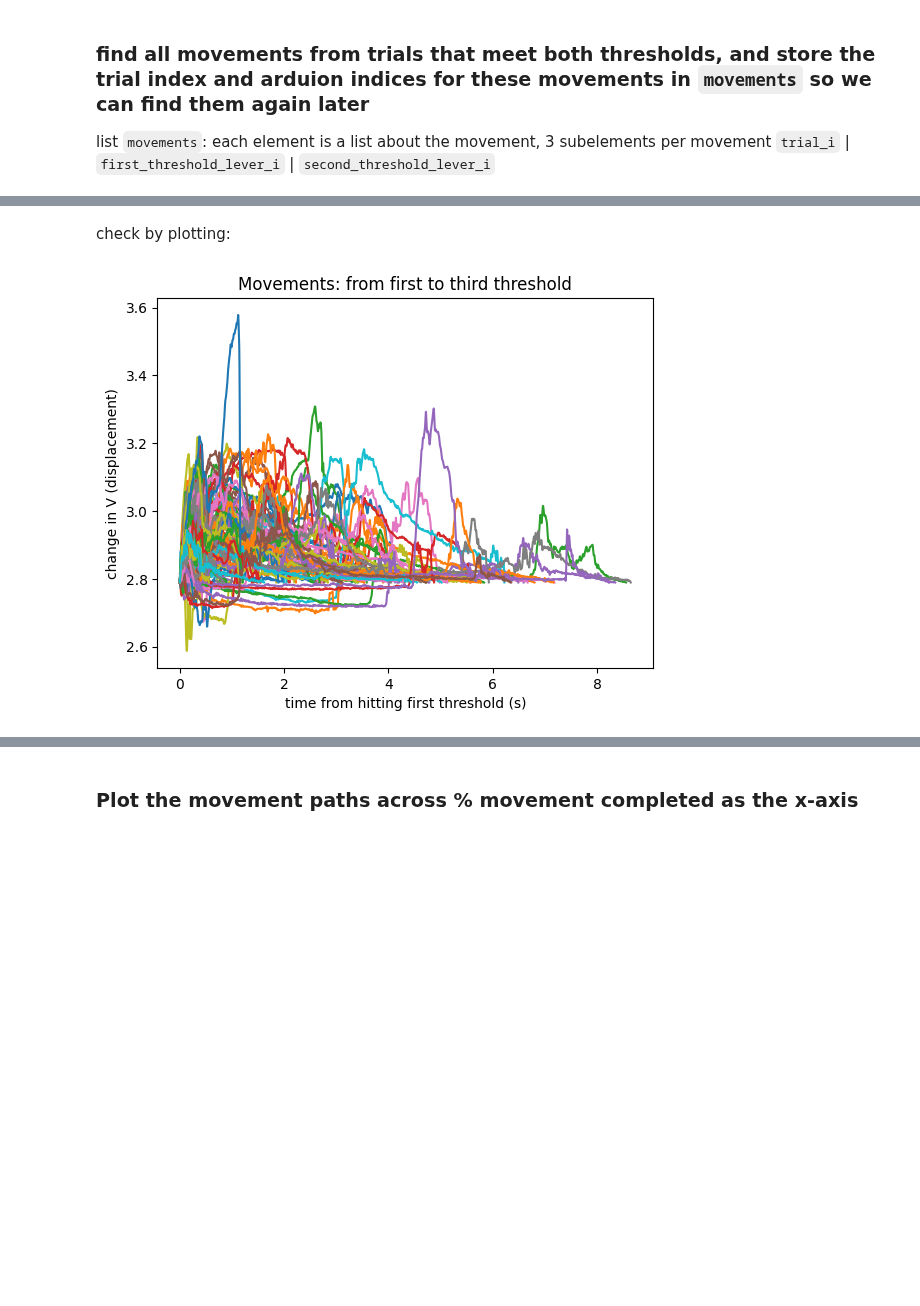
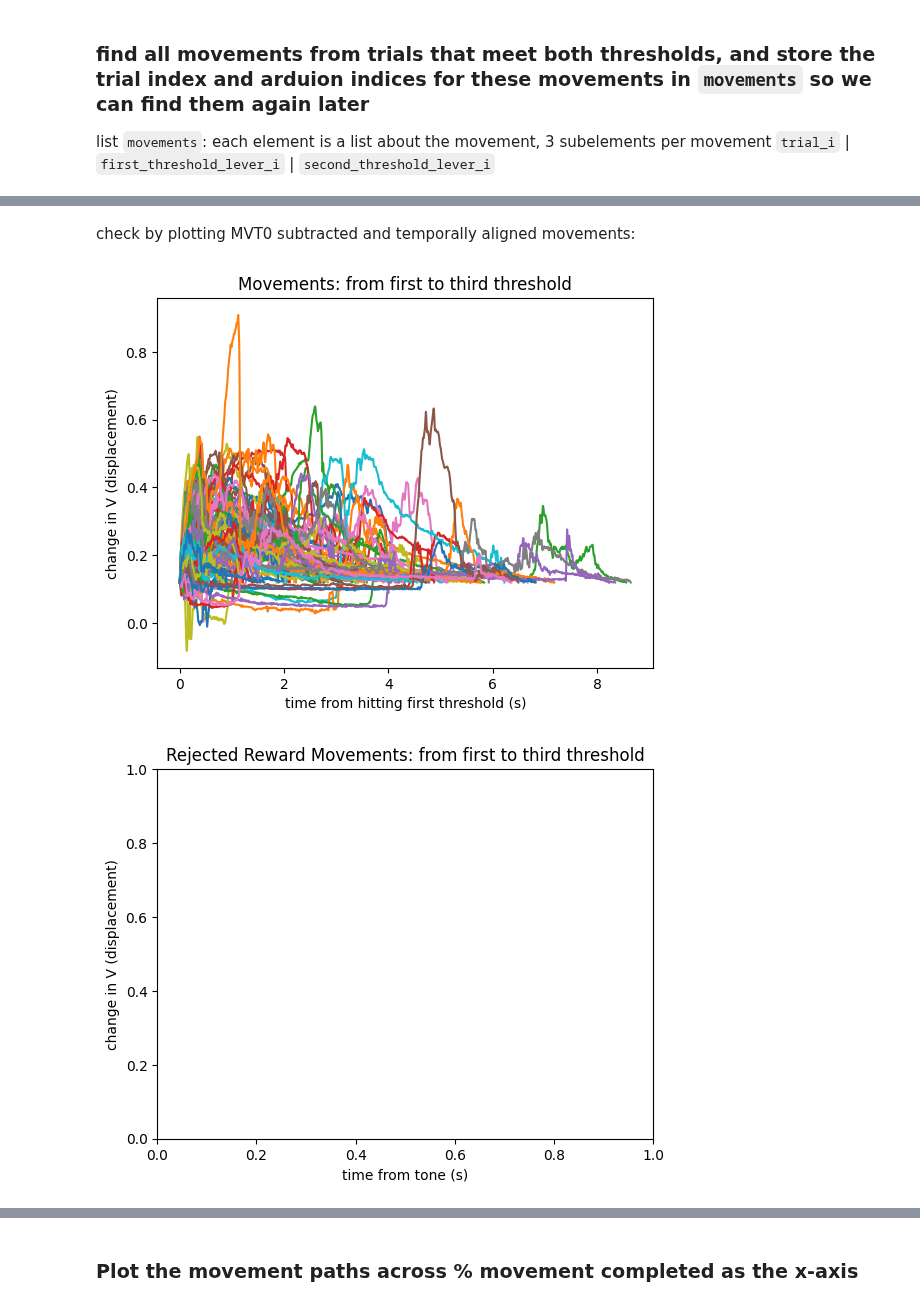
Before and after one commit to paulazoo/behavior, a Jupyter notebook: analysis/2_var_ptemp.ipynb, the cells around one changed output, grey strips where cells are left out. Cells and saved outputs as stored; diff of their text form; code cells hidden in the pictures; blank space fills up the shorter version.

```diff
--- a/analysis/2_var_ptemp.ipynb
+++ b/analysis/2_var_ptemp.ipynb
@@ -29,8 +37,10 @@ import re # regex for string parsing
 # %%
 folder_name = './Data/AnB1/'
 day = 1
-lever_data_folder_name = "./Data/AnB1/LeverData_ANB1_d1/"
+lever_data_folder = "./Data/AnB1/LeverData_ANB1_d1/"
 lever_data_matfile = "./Data/AnB1/LeverData_ANB1_d1.mat"
+output_folder = "./Data/AnB1/analysis2_ANB1_d1/"
+!mkdir {output_folder}
 # %% [markdown]
 ### sort through relevant .mat files found in folder by day ("_d#")
 # %%
@@ -179,16 +187,28 @@ number of extracted_movements  100
 # %% [markdown]
-check by plotting:
+check by plotting MVT0 subtracted and temporally aligned movements:
 # %%
 for movement in movements:
     # also check by plotting all of the movements
     plt.plot(\
         movement[1] - movement[1][0],\
-        movement[2]\
+        movement[2] - MVT0\
         )
 plt.title("Movements: from first to third threshold")
 plt.xlabel("time from hitting first threshold (s)")
 plt.ylabel("change in V (displacement)")
 #plt.xlim([0, 1])
 plt.show()
+
+for movement in rejected_reward_movements:
+    # also check by plotting all of the movements
+    plt.plot(\
+        movement[1] - movement[1][0],\
+        movement[2] - MVT0\
+        )
+plt.title("Rejected Reward Movements: from first to third threshold")
+plt.xlabel("time from tone (s)")
+plt.ylabel("change in V (displacement)")
+plt.show()
 # %% [output]
-[figure, old version]
+[figure, new version]
+[figure, added]
```
Also changed, not shown: parts of 9 cells of this notebook, 1 other file.
